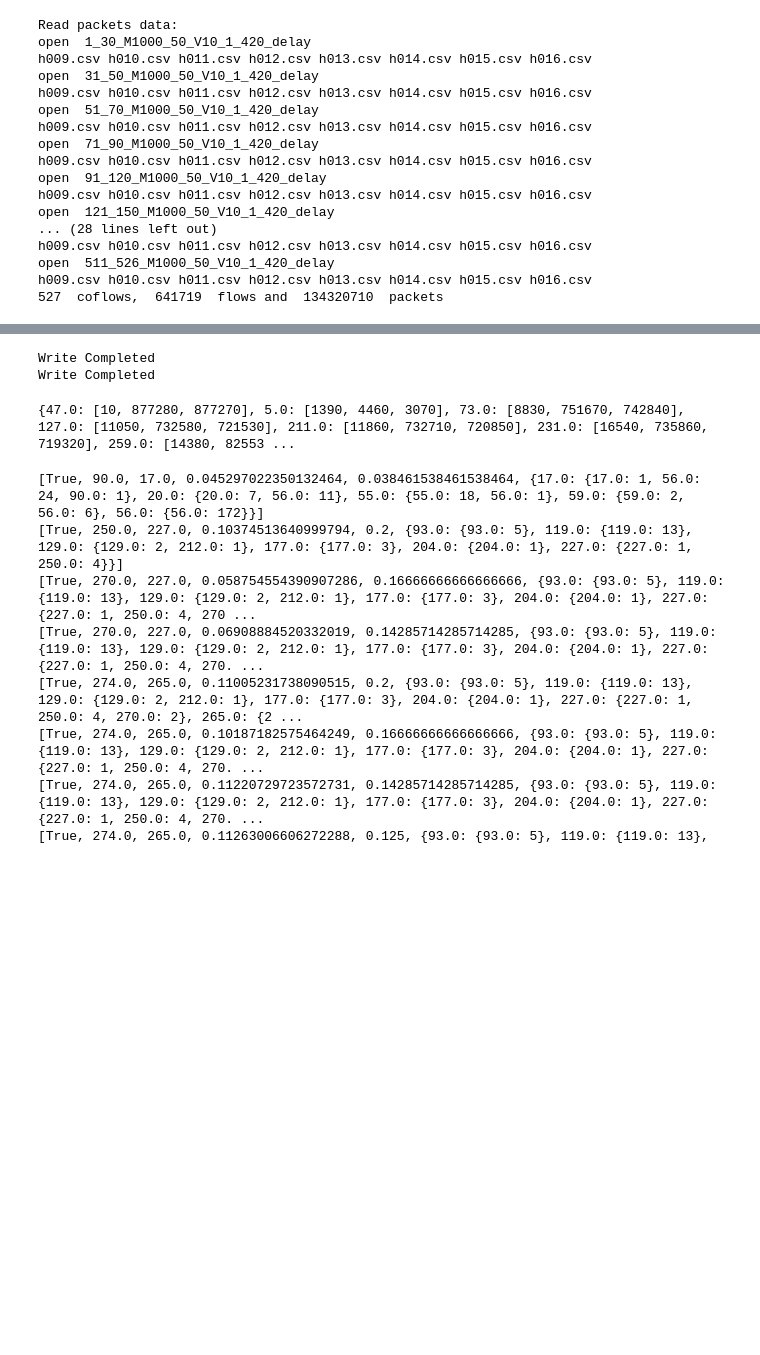
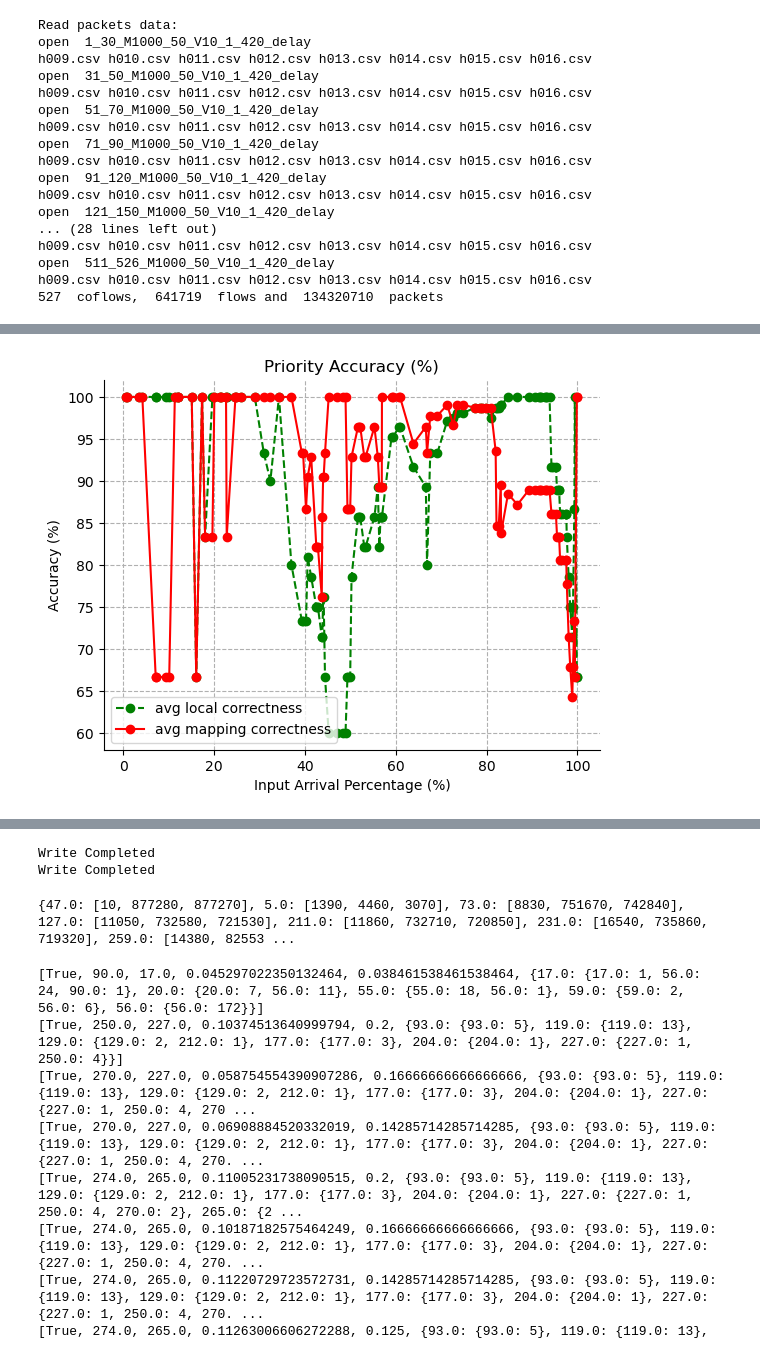
Before and after one commit to yw63/coflow_multi_switch, a Jupyter notebook: p4_simulator_multi.ipynb, the cells around one changed output, grey strips where cells are left out. Saved outputs shown, nothing was run; the diff lists cells and outputs as text; code cells hidden in the pictures; blank space fills up the shorter version.

```diff
--- a/p4_simulator_multi.ipynb
+++ b/p4_simulator_multi.ipynb
@@ -1509,0 +1994,9 @@ for key in priority_result.keys():
+# %%
+with open("P4_RECORD/Coflow_Priority_Result"+"_"+str(numOfSwitches)+"switch"+"_"+str(numofCoflows)+"coflow_"+str(len(sample_input_queue))+"packets_alpha="+str(alpha)+".csv", "w", newline="") as csvfile:
+        writer = csv.writer(csvfile)
+        writer.writerow(["timer", "global", "local with mapping", "local"])
+        for k, v in priority_result.items():
+            tmp = [k]
+            for item in priority_result[k]:
+                tmp.append(item)
+            writer.writerow(tmp)
@@ -1509,0 +2066,66 @@ for key in priority_result.keys():
+# %%
+local_correctness = []
+mapping_correctness = []
+timer = []
+for key in priority_result.keys():
+    groundtruth = []
+    for item in priority_result[key][0]:
+        groundtruth.append(item[0])
+    local_priority = []
+    for item in priority_result[key][1]:
+        local_priority.append(item[0])
+    mapping_priority = []
+    for item in priority_result[key][2]:
+        mapping_priority.append(item[0])
+    if len(local_priority)==1:
+        continue
+    timer.append(key)
+
+    correct = 0
+    total = 0
+    for x in range(len(local_priority)):
+        y = x+1
+        while(y<len(local_priority)):
+            total += 1
+            if groundtruth.index(local_priority[x]) < groundtruth.index(local_priority[y]):
+                correct += 1
+            y+=1
+    if total!=0:
+        local_correctness.append(correct/total*100)
+    else:
+        local_correctness.append(0)
+
+    correct = 0
+    total = 0
+    for x in range(len(mapping_priority)):
+        y = x+1
+        while(y<len(mapping_priority)):
+            total += 1
+            if groundtruth.index(mapping_priority[x]) < groundtruth.index(mapping_priority[y]):
+                correct += 1
+            y+=1
+    if total!=0:
+        mapping_correctness.append(correct/total*100)
+    else:
+        mapping_correctness.append(0)
+
+arrival_percentage = []
+for i in range(len(timer)):
+    arrival_percentage.append(timer[i]/timer[-1]*100)
+filename = "Coflow_Priority_Result_"+str(numOfSwitches)+"switch_"+str(numofCoflows)+"coflow_"+str(len(sample_input_queue))+"packets_alpha="+str(alpha)
+plt.plot(arrival_percentage, local_correctness, 'go--')
+plt.plot(arrival_percentage, mapping_correctness, 'ro-')
+'''
+plt.plot(arrival_percentage[math.floor(len(arrival_percentage)/2):], local_correctness[math.floor(len(local_correctness)/2):], 'go--')
+plt.plot(arrival_percentage[math.floor(len(arrival_percentage)/2):], mapping_correctness[math.floor(len(mapping_correctness)/2):], 'ro-')
+'''
+plt.legend(['avg local correctness', 'avg mapping correctness'])
+plt.title('Priority Accuracy (%)')
+plt.xlabel('Input Arrival Percentage (%)')
+plt.ylabel('Accuracy (%)')
+plt.gca().spines['right'].set_visible(False)
+plt.gca().spines['top'].set_visible(False)
+plt.grid(linestyle='--')
+plt.savefig("plt/" + filename + "_average.png")
+# %% [output]
+[figure, added]
```
Also changed, not shown: parts of 25 cells of this notebook, 1 other file.
